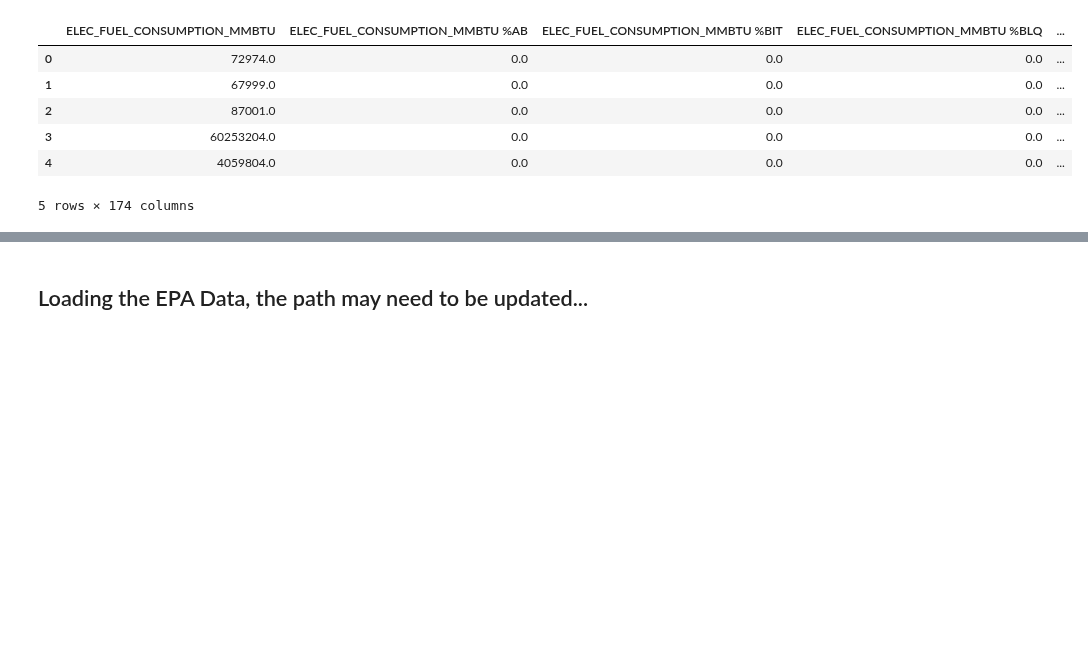
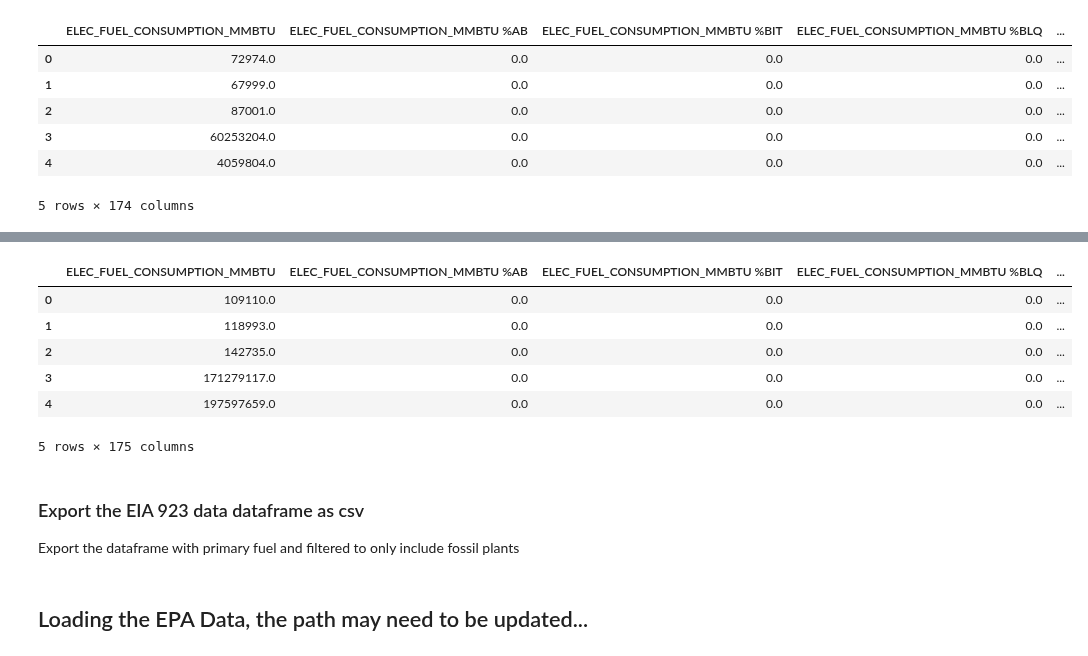
Before and after one commit to gschivley/ERCOT_power, a Jupyter notebook: Raw Data/Merging EPA and EIA.ipynb, the cells around one changed output, grey strips where cells are left out. Drawn from its saved outputs; the diff is of its cells as text; code cells hidden in the pictures; blank space fills up the shorter version.

```diff
--- a/Raw Data/Merging EPA and EIA.ipynb
+++ b/Raw Data/Merging EPA and EIA.ipynb
@@ -200,0 +216,2 @@ pickle.dump(aggEIADict, open(fullpath, 'wb'))
+# %%
+all923.reset_index(drop=True, inplace=True)
@@ -200,0 +239,20 @@ pickle.dump(aggEIADict, open(fullpath, 'wb'))
+# %%
+def top_fuel(row):
+    #Fraction of largest fuel for electric heat input
+    try:
+        fuel = row.iloc[1:27].idxmax()[29:]
+    except:
+        return None
+    return fuel
+# %%
+all923['FUEL'] = all923.apply(top_fuel, axis=1)
+# %%
+all923.head()
+# %% [output]
+|  | ELEC_FUEL_CONSUMPTION_MMBTU | ELEC_FUEL_CONSUMPTION_MMBTU %AB | ELEC_FUEL_CONSUMPTION_MMBTU %BIT | ELEC_FUEL_CONSUMPTION_MMBTU %BLQ | ... |
+| 0 | 109110.0 | 0.0 | 0.0 | 0.0 | ... |
+| 1 | 118993.0 | 0.0 | 0.0 | 0.0 | ... |
+| 2 | 142735.0 | 0.0 | 0.0 | 0.0 | ... |
+| 3 | 171279117.0 | 0.0 | 0.0 | 0.0 | ... |
+| 4 | 197597659.0 | 0.0 | 0.0 | 0.0 | ... |
+5 rows × 175 columns
@@ -200,0 +261,3 @@ pickle.dump(aggEIADict, open(fullpath, 'wb'))
+# %% [markdown]
+### Export the EIA 923 data dataframe as csv
+Export the dataframe with primary fuel and filtered to only include fossil plants
```
Also changed, not shown: parts of 9 cells of this notebook.
